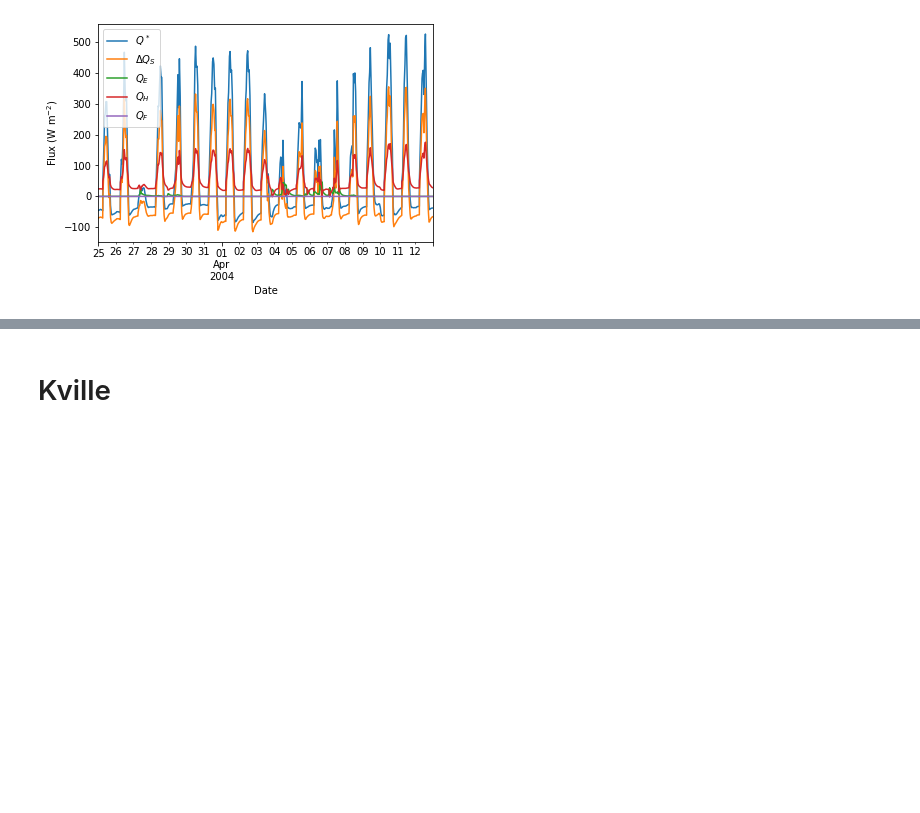
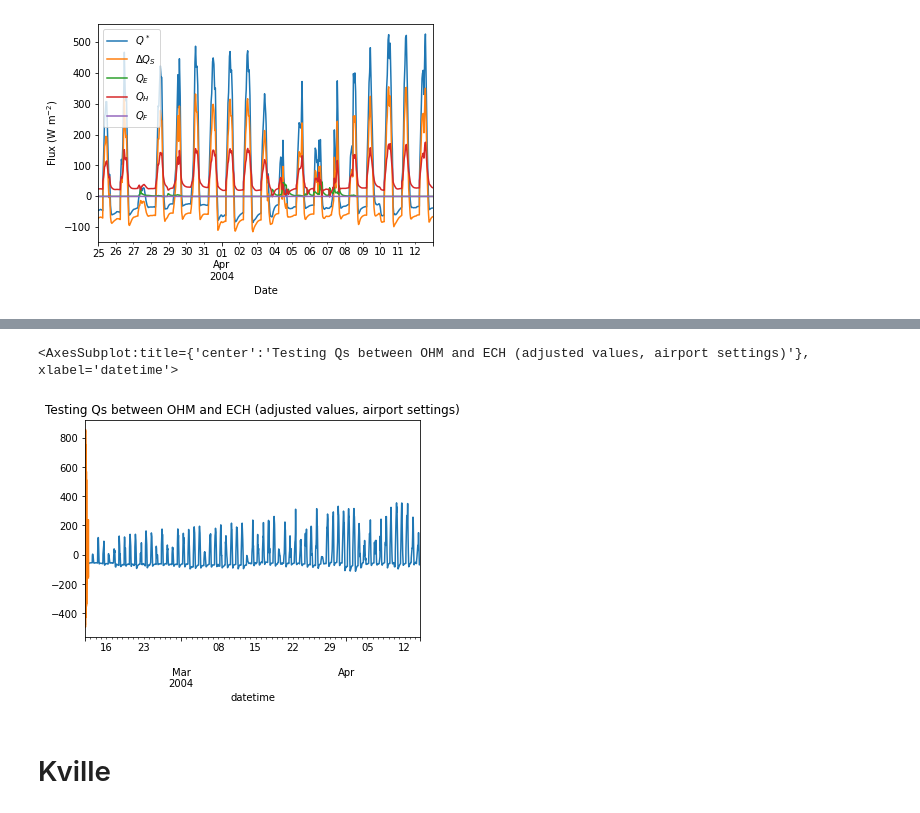
Before and after one commit to gusbacos/SUEWS_DB_Typology_test, a Jupyter notebook: code/run_tests.ipynb, the cells around one changed output, grey strips where cells are left out. Cells and saved outputs as stored; diff of their text form; code cells hidden in the pictures; blank space fills up the shorter version.

```diff
--- a/code/run_tests.ipynb
+++ b/code/run_tests.ipynb
@@ -443 +443,20 @@ df_output_a2.SUEWS.loc[grid].loc[:,'QS'].plot()
 [figure]
+# %%
+# Setting correct ground layer parameters (807 from ESTM coefficients, used in Lindberg et al. 2020) TODO: double-check with Frans
+# EHC as heat storage scheme
+df_state_ehc = df_state_init_a2.copy()
+df_state_ehc.storageheatmethod = 5
+
+# modify the depth of the vertical layers
+ar_depth = np.repeat(np.array([[0.05, 0.3, 0.5, 0.7, 5]]), 7, axis=0).flatten()
+df_state_ehc.loc[:, "dz_surf"] = ar_depth
+
+# modify the heat capacity of the vertical layers
+ar_cp = np.repeat(np.array([[1.86, 1.86, 1.2, 1.2, 1.2]])*1e6, 7, axis=0).flatten()
+df_state_ehc.loc[:, "cp_surf"] = ar_cp
+
+# modify the thermal conductivity of the vertical layers
+ar_k = np.repeat(np.array([[0.759, 0.759, 0.63, 0.63, 0.63]]) , 7, axis=0).flatten()
+df_state_ehc.loc[:, "k_surf"] = ar_k
+
+df_output_ehc, df_state_final = sp.run_supy(df_forcing_save, df_state_ehc)
@@ -443,0 +473,7 @@ df_output_a2.SUEWS.loc[grid].loc[:,'QS'].plot()
+# %%
+# Plot Qs with adjusted ground values
+df_output_a1.SUEWS.loc[grid].loc[:,'QS'].plot(title='Testing Qs between OHM and ECH (adjusted values, airport settings)')
+df_output_ehc.SUEWS.loc[grid].loc[:,'QS'].plot()
+# %% [output]
+<AxesSubplot:title={'center':'Testing Qs between OHM and ECH (adjusted values, airport settings)'}, xlabel='datetime'>
+[figure, added]
```
Also changed, not shown: parts of 7 cells of this notebook, 2 other files.
